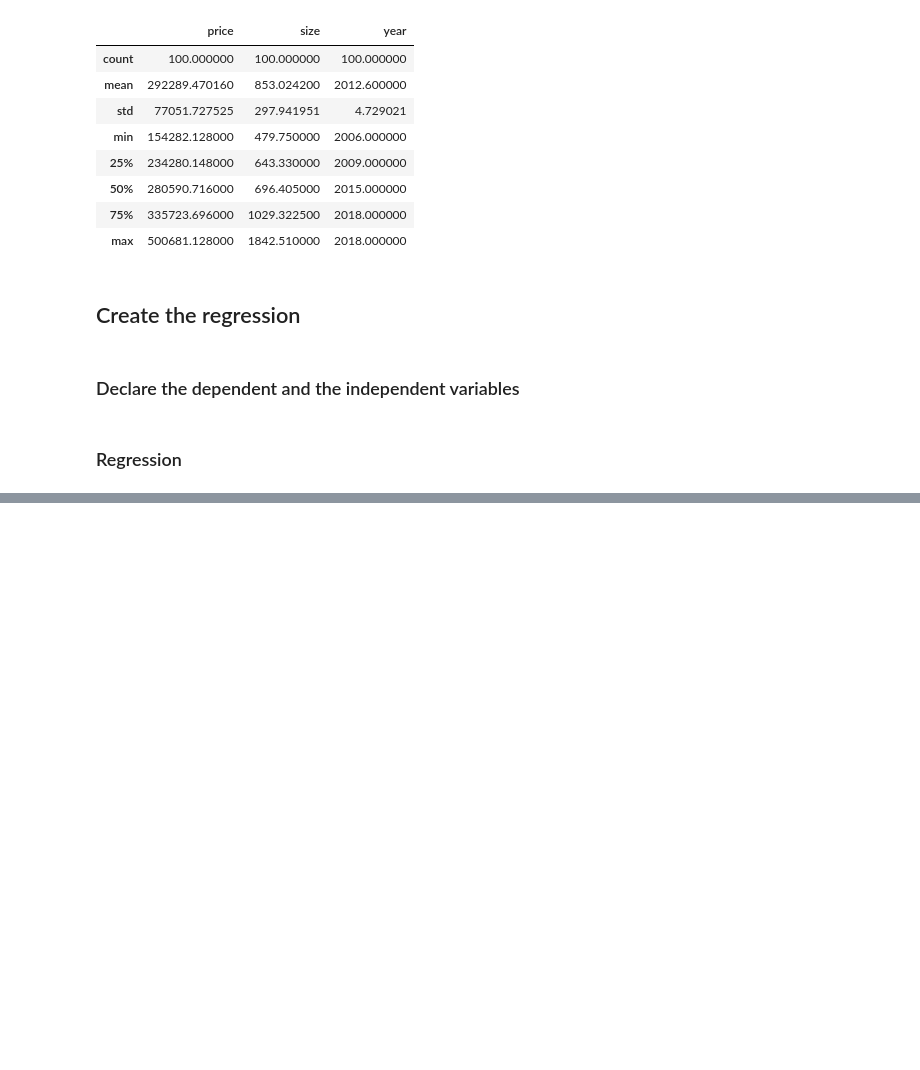
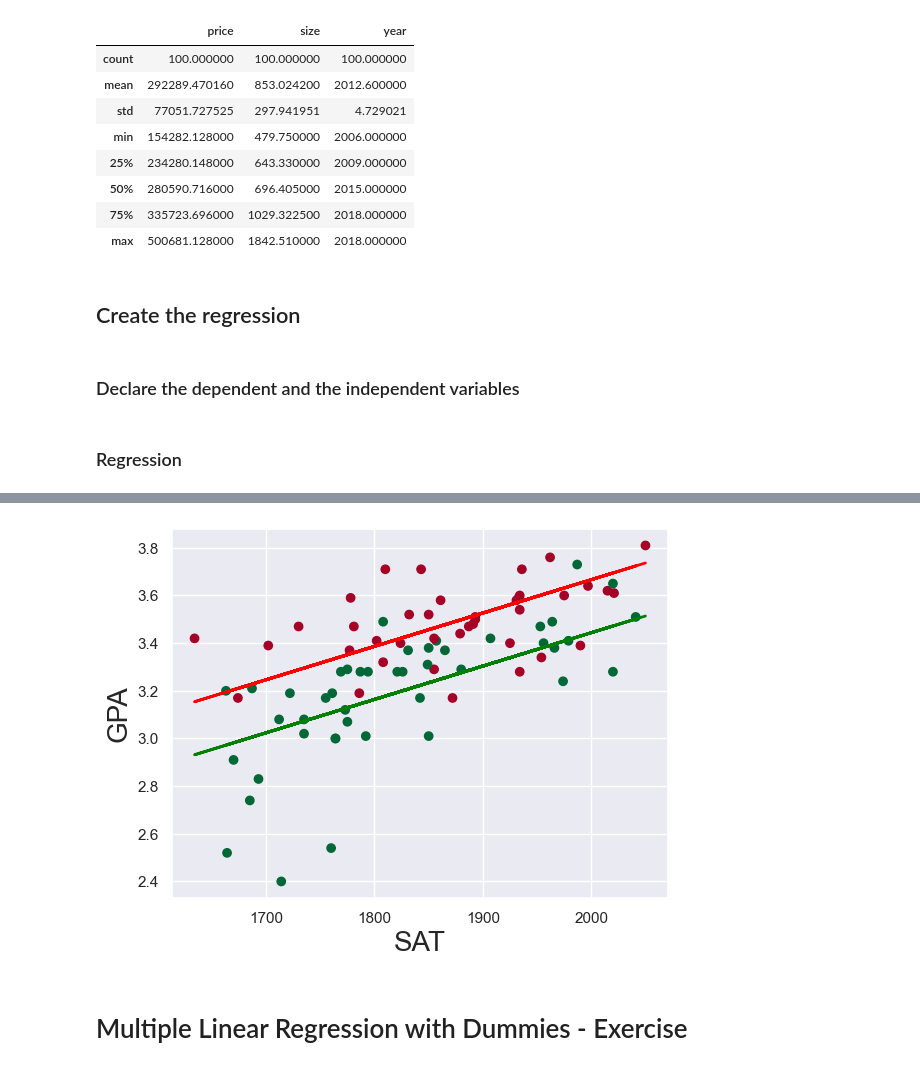
Before and after one commit to Trunkg0d/Complete-Data-Science-Tutorial, a Jupyter notebook: Python_Resource.ipynb, the cells around one changed output, grey strips where cells are left out. Cells and saved outputs as stored; diff of their text form; code cells hidden in the pictures; blank space fills up the shorter version.

Commit message:
Dealing with categorical data - Dummy variables

```diff
--- a/Python_Resource.ipynb
+++ b/Python_Resource.ipynb
@@ -791,0 +368,2 @@ strong multicollinearity or other numerical problems.
+# %%
+raw_data = pd.read_csv("Data/1.03. Dummies.csv")
@@ -791,0 +386,5 @@ strong multicollinearity or other numerical problems.
+# %%
+# Then we map the "Yes" and "No" value to 1 and 0
+data = raw_data.copy()
+data["Attendance"] = data["Attendance"].map({'Yes': 1, 'No': 0})
+data
@@ -791,0 +419,3 @@ strong multicollinearity or other numerical problems.
+# %%
+y = data["GPA"]
+x1 = data[["SAT", "Attendance"]]
@@ -791,0 +457,14 @@ strong multicollinearity or other numerical problems.
+# %%
+# Plot two type of student
+plt.scatter(data["SAT"], y, c = data["Attendance"], cmap="RdYlGn_r")
+yhat_no = 0.6439 + 0.0014*data["SAT"]
+yhat_yes = 0.8665 + 0.0014*data["SAT"]
+fig = plt.plot(data["SAT"], yhat_no, lw = 2, color = "Green")
+fig = plt.plot(data["SAT"], yhat_yes, lw = 2, color = "Red")
+plt.xlabel("SAT", fontsize = 20)
+plt.ylabel("GPA", fontsize = 20)
+plt.show()
+# %% [output]
+[figure, added]
+# %% [markdown]
+# Multiple Linear Regression with Dummies - Exercise
```
Also changed, not shown: parts of 125 cells of this notebook.
